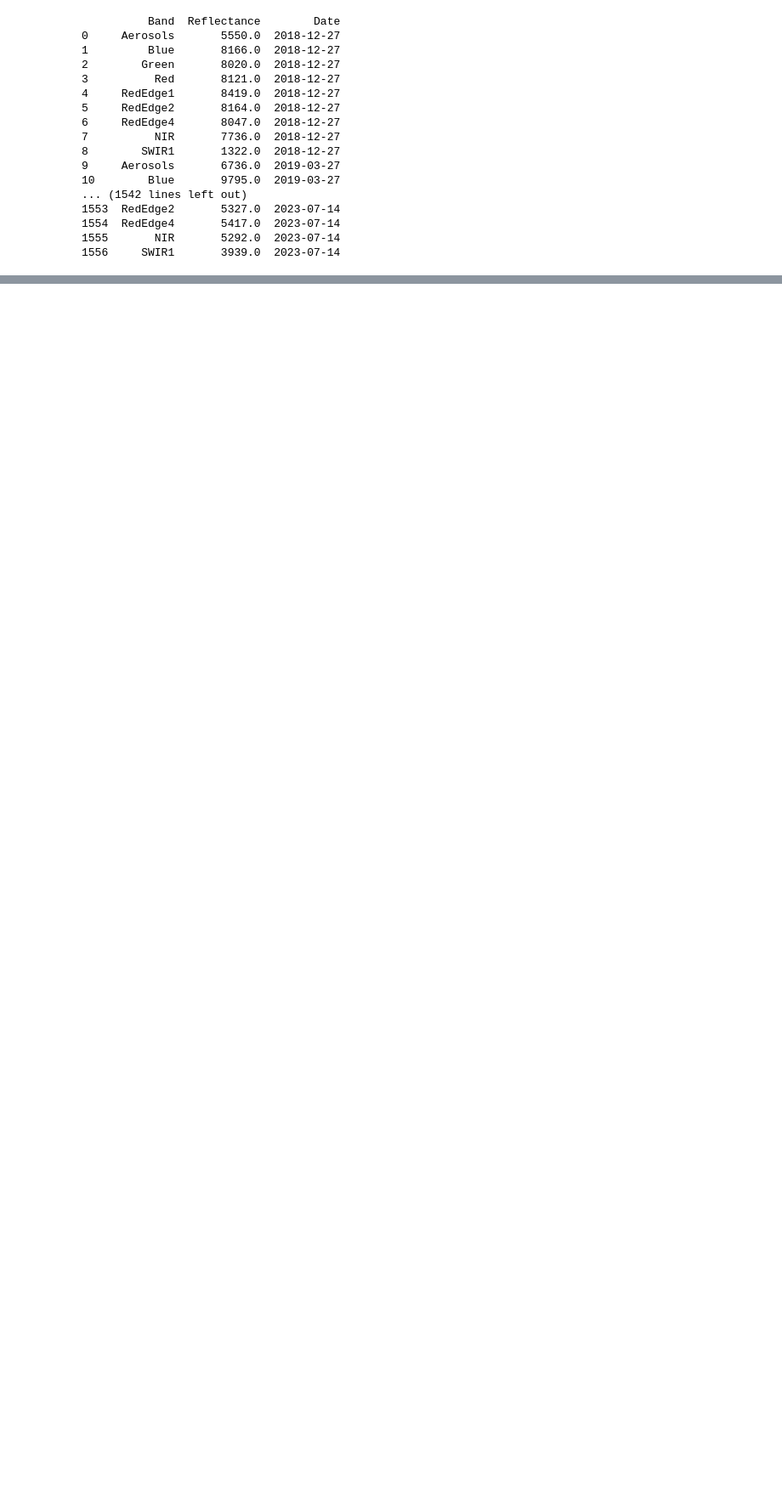
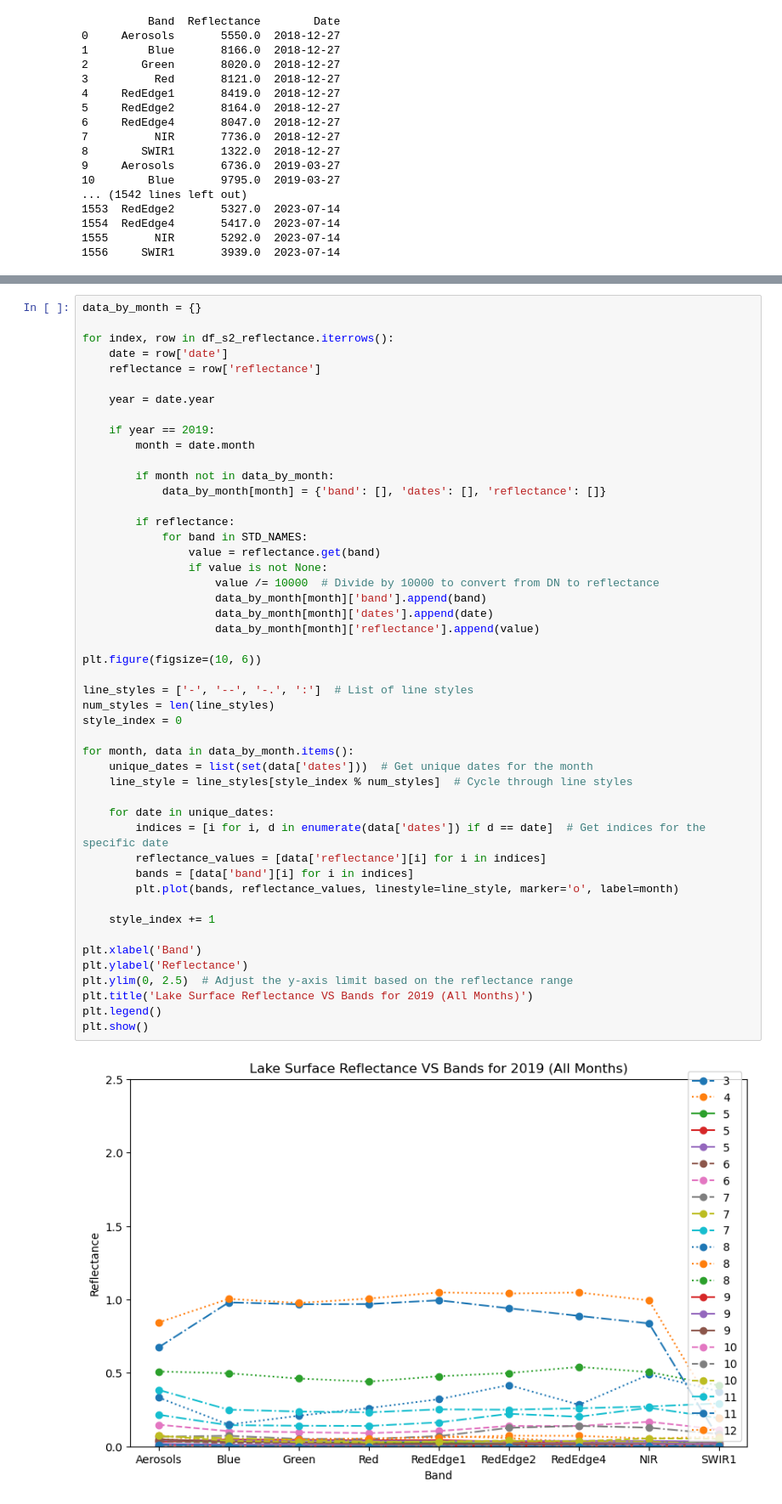
Before and after one commit to Touheda812/Research-Water-Quality-, a Jupyter notebook: BIG_MOOSE_LAKE_CDOM_DOC_SENTINEL2.ipynb, the cells around one changed output, grey strips where cells are left out. Shown at 85% size. Drawn from its saved outputs; the diff is of its cells as text; blank space fills up the shorter version.

```diff
--- a/BIG_MOOSE_LAKE_CDOM_DOC_SENTINEL2.ipynb
+++ b/BIG_MOOSE_LAKE_CDOM_DOC_SENTINEL2.ipynb
@@ -289,0 +240,50 @@ plt.show()
+# %%
+data_by_month = {}
+
+for index, row in df_s2_reflectance.iterrows():
+    date = row['date']
+    reflectance = row['reflectance']
+
+    year = date.year
+
+    if year == 2019:
+        month = date.month
+
+        if month not in data_by_month:
+            data_by_month[month] = {'band': [], 'dates': [], 'reflectance': []}
+
+        if reflectance:
+            for band in STD_NAMES:
+                value = reflectance.get(band)
+                if value is not None:
+                    value /= 10000  # Divide by 10000 to convert from DN to reflectance
+                    data_by_month[month]['band'].append(band)
+                    data_by_month[month]['dates'].append(date)
+                    data_by_month[month]['reflectance'].append(value)
+
+plt.figure(figsize=(10, 6))
+
+line_styles = ['-', '--', '-.', ':']  # List of line styles
+num_styles = len(line_styles)
+style_index = 0
+
+for month, data in data_by_month.items():
+    unique_dates = list(set(data['dates']))  # Get unique dates for the month
+    line_style = line_styles[style_index % num_styles]  # Cycle through line styles
+
+    for date in unique_dates:
+        indices = [i for i, d in enumerate(data['dates']) if d == date]  # Get indices for the specific date
+        reflectance_values = [data['reflectance'][i] for i in indices]
+        bands = [data['band'][i] for i in indices]
+        plt.plot(bands, reflectance_values, linestyle=line_style, marker='o', label=month)
+
+    style_index += 1
+
+plt.xlabel('Band')
+plt.ylabel('Reflectance')
+plt.ylim(0, 2.5)  # Adjust the y-axis limit based on the reflectance range
+plt.title('Lake Surface Reflectance VS Bands for 2019 (All Months)')
+plt.legend()
+plt.show()
+# %% [output]
+[figure, added]
```
Also changed, not shown: parts of 8 cells of this notebook.
